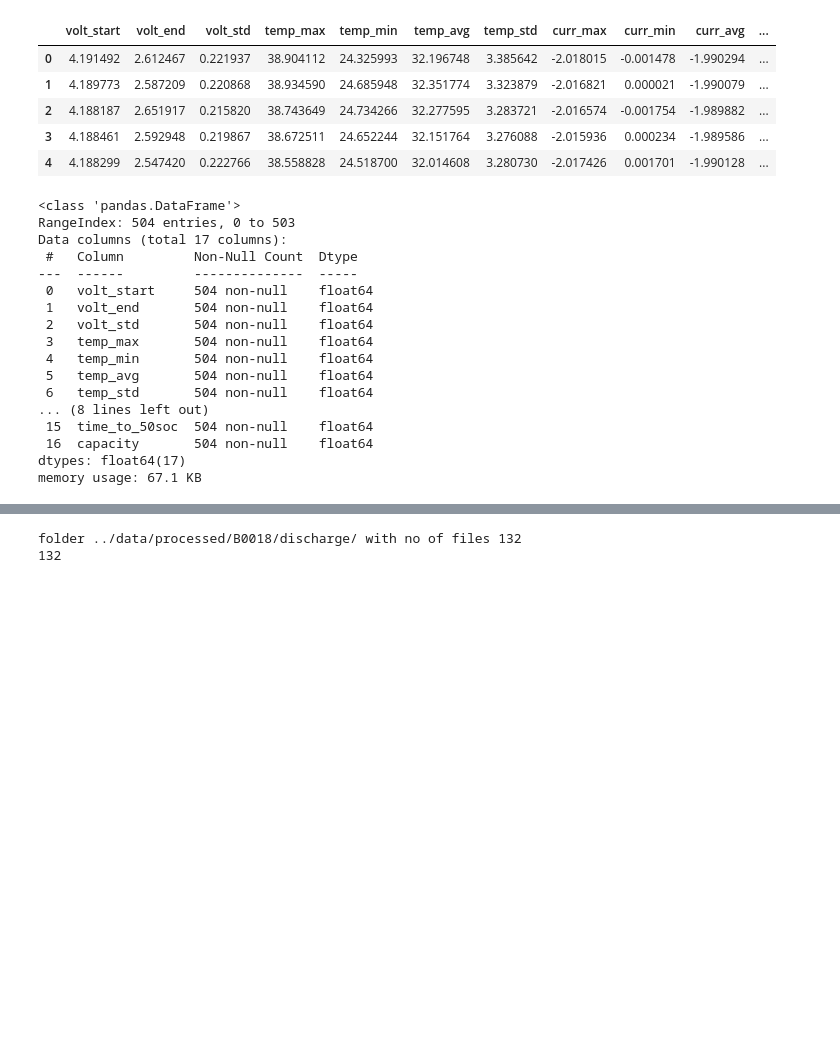
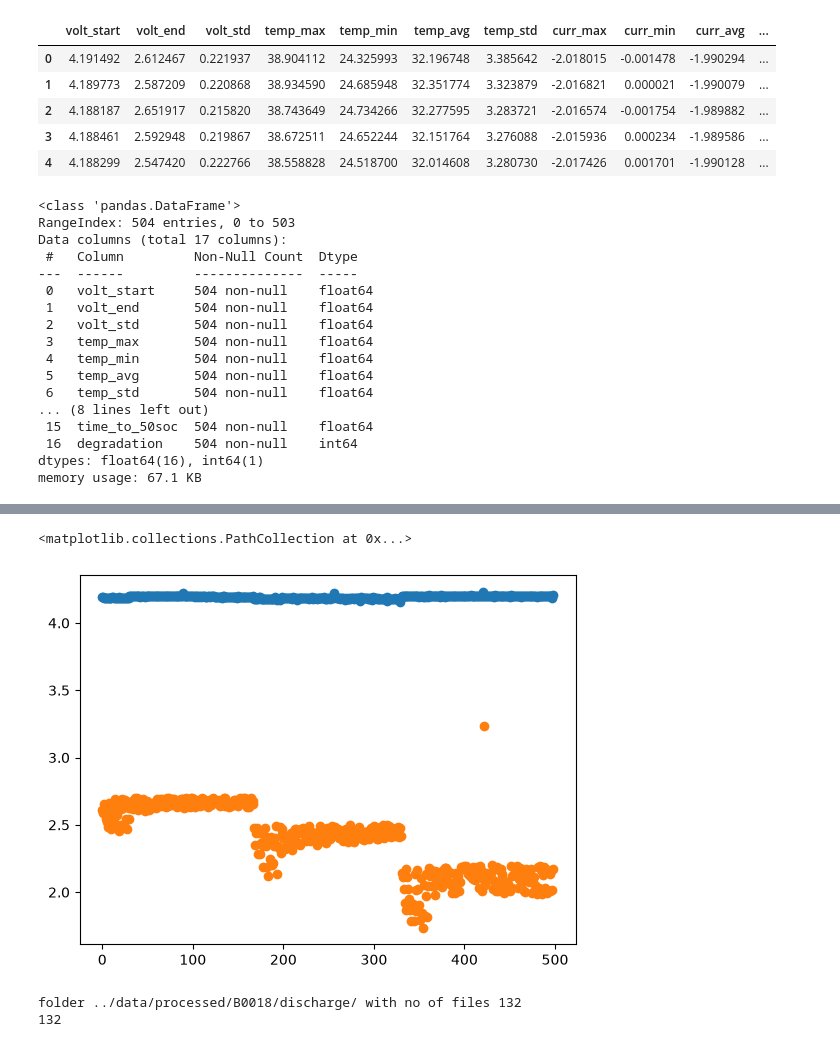
Before and after one commit to NikunjNPatel/ML-Assignment-2, a Jupyter notebook: notebooks/feature_engineering.ipynb, the cells around one changed output, grey strips where cells are left out. Saved outputs shown, nothing was run; the diff lists cells and outputs as text; code cells hidden in the pictures; blank space fills up the shorter version.

Commit message:
Removed outlier based on volt_end feature and added target class label

```diff
--- a/notebooks/feature_engineering.ipynb
+++ b/notebooks/feature_engineering.ipynb
@@ -10,6 +10,19 @@ testing_cells = ["B0018"]
 processed_fldr = "../data/processed/"
 training_fldr = "../data/training/"
 testing_fldr = "../data/testing/"
+# %%
+def degradation_class(soh):
+    class_no = 0
+    if soh >= 90:
+        class_no = 0 # Healthy
+    elif soh < 90 and soh >= 85:
+        class_no = 1 # Early Degradation
+    elif soh < 85 and soh >= 80:
+        class_no = 2 # advance degradation
+    else:
+        class_no = 3 # Critical
+
+    return class_no
 # %%
 # list of features
 volt_start = []
@@ -28,7 +41,7 @@ time_to_10soc = []
 time_to_25soc = []
 time_to_40soc = []
 time_to_50soc = []
-capacity = []
+degradation = []
 # %%
 training_filename = "diagnostic_data"
 testing_filename = "diagnositc_testData"
@@ -38,6 +51,7 @@ for fldr in os.listdir(processed_fldr):
     if fldr in training_cells:
         dchg_fldr = processed_fldr + fldr + "/discharge/"
         no_of_files = len(os.listdir(dchg_fldr))
+        initial_capacity = 0
         print(f"folder {dchg_fldr} with no of files {no_of_files}")
         for i in range(0,no_of_files):
             file_count += 1
@@ -50,7 +64,13 @@ for fldr in os.listdir(processed_fldr):
             current = df["current"].values
             temperature = df["temperature"].values
             soc = df["soc"].values
-            cap = df["capacity"].values
+            cap = df["capacity"].values[0]
+
+            if i == 0:
+                initial_capacity = cap
+                soh = (cap/initial_capacity)*100
+            else:
+                soh = (cap/initial_capacity)*100
 
             volt_start.append(voltage[0])
             volt_end.append(voltage[-1])
@@ -63,7 +83,7 @@ for fldr in os.listdir(processed_fldr):
             curr_min.append(np.max(current))    # discharge current is negative
             curr_avg.append(np.average(current))
             curr_std.append(np.std(current))
-            capacity.append(cap[0])
+            degradation.append(degradation_class(soh))
 
             soc_time_fnc = interp1d(soc, time)
 
@@ -91,7 +111,7 @@ diag_df = pd.DataFrame({
     "time_to_25soc": np.array(time_to_25soc).astype(np.float64),
     "time_to_40soc": np.array(time_to_40soc).astype(np.float64),
     "time_to_50soc": np.array(time_to_50soc).astype(np.float64),
-    "capacity": capacity})
+    "degradation": degradation})
 
 diag_df.to_csv(training_fldr + training_filename + ".csv", index=False)
 
@@ -133,8 +154,8 @@ Data columns (total 17 columns):
  6   temp_std       504 non-null    float64
 ... (8 lines left out)
  15  time_to_50soc  504 non-null    float64
- 16  capacity       504 non-null    float64
-dtypes: float64(17)
+ 16  degradation    504 non-null    int64
+dtypes: float64(16), int64(1)
 memory usage: 67.1 KB
 # %%
 diag_df.describe()
@@ -148,6 +169,25 @@ diag_df.describe()
 | 50% | 4.196497 | 2.430207 | 0.247371 | 40.233286 | 24.062902 | 32.207960 | 3.817462 | -2.014815 | -0.000582 | -1.994027 | ... |
 | 75% | 4.199805 | 2.639299 | 0.256587 | 40.853734 | 24.376440 | 32.680557 | 4.074780 | -1.994676 | 0.000575 | -1.977051 | ... |
 | max | 4.233146 | 3.663027 | 0.281175 | 42.083729 | 26.647374 | 34.125027 | 4.768481 | -1.992201 | 0.005934 | -1.673230 | ... |
+# %%
+# Removing outlier based on volt_end
+
+Q1 = diag_df['volt_end'].quantile(0.25)
+Q3 = diag_df["volt_end"].quantile(0.75)
+IQR = Q3 - Q1
+
+lower_limit = Q1 - 1.5*IQR
+upper_limit = Q3 + 1.5*IQR
+
+diag_df = diag_df[(diag_df['volt_end'] >= lower_limit) & (diag_df["volt_end"] <= upper_limit)]
+
+diag_df.to_csv(training_fldr + training_filename + ".csv", index=False)
+
+plt.scatter(range(len(diag_df['volt_start'])),diag_df['volt_start'])
+plt.scatter(range(len(diag_df['volt_end'])),diag_df['volt_end'])
+# %% [output]
+<matplotlib.collections.PathCollection at 0x...>
+[figure, added]
 # %%
 # list of features
 volt_start = []
```
Also changed, not shown: parts of 6 cells of this notebook, 2 other files.
